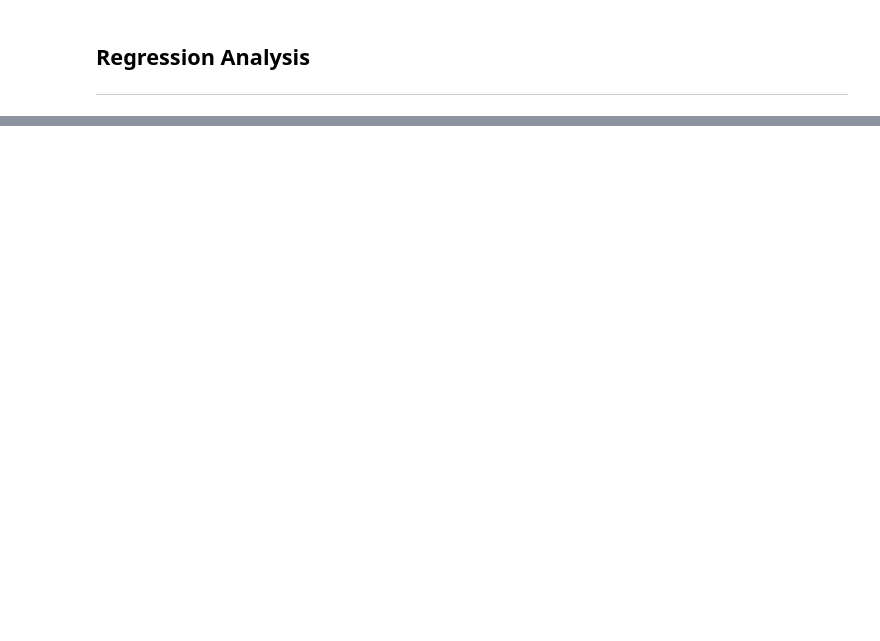
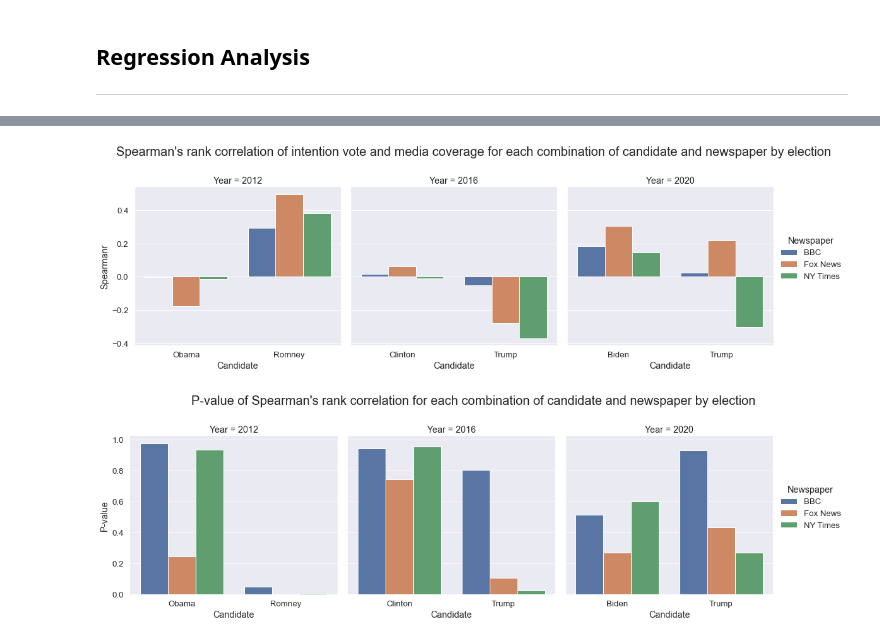
Before and after one commit to epfl-ada/ada-2021-project-sars, a Jupyter notebook: correlation analysis.ipynb, the cells around one changed output, grey strips where cells are left out. Saved outputs shown, nothing was run; the diff lists cells and outputs as text; code cells hidden in the pictures; blank space fills up the shorter version.

Commit message:
Refine analysis: use spearman's correlation and p-value. Add text.

```diff
--- a/correlation analysis.ipynb
+++ b/correlation analysis.ipynb
@@ -495,0 +290,26 @@ Feature scaling does not seem to help.
+# %%
+def baseline_model(df):
+    df = df.dropna()
+
+    col1 = 'weekly_occurrences_rescaled'
+    col2 = 'intention_mean'
+
+    spear_corr, spear_p = stats.spearmanr(df[col1], df[col2])
+
+    return {"Spearmanr": spear_corr, "P-value": spear_p}
+
+def plot_combination(y_var, title):
+    sns.set(font_scale=1.2)
+    ax = sns.catplot(data=df_correlation, x="Candidate", y=y_var, col="Year", kind="bar", hue="Newspaper", sharex=False)
+    ax.fig.subplots_adjust(top=0.8) # adjust the Figure in rp
+    ax.fig.suptitle(title, fontsize=20)
+    plt.show()
+
+
+def linear_regresion_model(df, formula):
+    mod = smf.ols(
+        formula=formula,
+        data=df.dropna(),
+    )
+    res = mod.fit()
+    print(res.summary())
@@ -495,0 +372,6 @@ Feature scaling does not seem to help.
+# %%
+plot_combination("Spearmanr", "Spearman's rank correlation of intention vote and media coverage for each combination of candidate and newspaper by election")
+plot_combination("P-value", "P-value of Spearman's rank correlation for each combination of candidate and newspaper by election")
+# %% [output]
+[figure, added]
+[figure, added]
```
Also changed, not shown: parts of 20 cells of this notebook.
